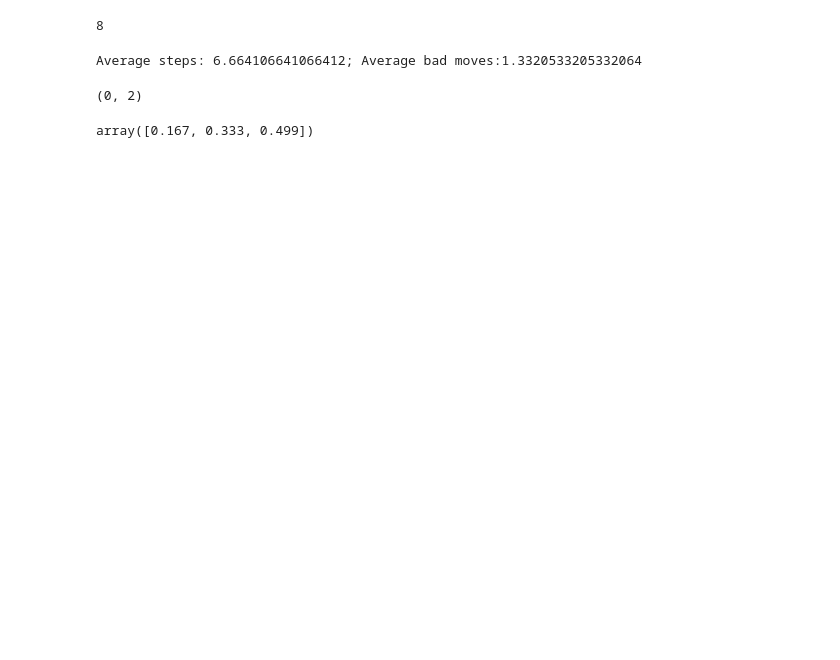
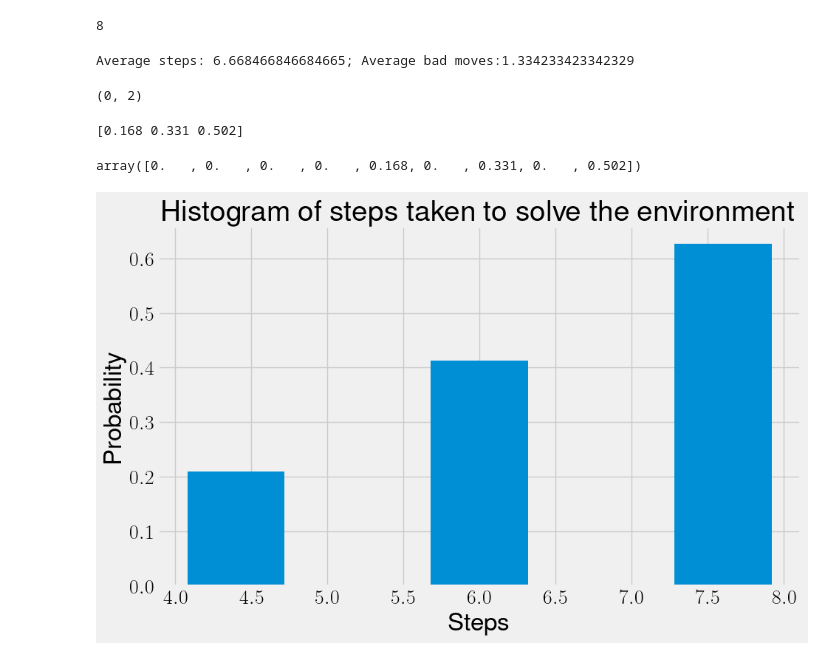
Before and after one commit to Symplectomorphism/miscellaneous, a Jupyter notebook: dolambac/simulation/sibling_q_learning.ipynb, the cells around one changed output. Drawn from its saved outputs; the diff is of its cells as text; code cells hidden in the pictures; blank space fills up the shorter version.

```diff
--- a/dolambac/simulation/sibling_q_learning.ipynb
+++ b/dolambac/simulation/sibling_q_learning.ipynb
@@ -134,18 +143,22 @@ print(env.num_moves)
 # %%
 rng = np.random.default_rng()
 obs, info = env.reset(options={'randomize_world': True})
+# env.render_mode = 'human'
 agent.reset()
 
 avg_steps = 100
 alpha = 0.1
 running_avg = [7]
+state_count = np.zeros((5, 5), dtype=int)
+all_steps = np.array([], dtype=int)
 all_bad_moves = np.array([], dtype=int)
 avg_bad_moves = 2
-for e in tqdm(range(1, 100_000)):
+for e in tqdm(range(1, 10_000)):
     obs, info = env.reset(options={'randomize_world': True})
     agent.reset()
     done = False
     while not done:
+        # time.sleep(0.5)
         # action = agent.greedy_action(obs)
         action = agent.custom_action(obs)
         next_obs, rew, term, trunc, info = env.step(action)
@@ -156,7 +169,9 @@ for e in tqdm(range(1, 100_000)):
         obs = next_obs
 
         if done:
+            # time.sleep(0.5)
             # print(f"Finished in {env.num_moves} steps.")
+            all_steps = np.append(all_steps, env.num_moves)
             avg_steps += 1/e * (env.num_moves - avg_steps)
             all_bad_moves = np.append(all_bad_moves, env.bad_moves)
             avg_bad_moves += 1/e * (env.bad_moves - avg_bad_moves)
@@ -164,16 +179,30 @@ for e in tqdm(range(1, 100_000)):
             break
 
 print(f"Average steps: {avg_steps}; Average bad moves:{avg_bad_moves}",)
+# time.sleep(2)
+env.close()
 # %% [output]
-Average steps: 6.664106641066412; Average bad moves:1.3320533205332064
+Average steps: 6.668466846684665; Average bad moves:1.334233423342329
 # %%
 all_bad_moves.min(), all_bad_moves.max()
 # %% [output]
 (0, 2)
 # %%
-np.bincount(all_bad_moves) / np.sum(np.bincount(all_bad_moves))
+print(np.bincount(all_bad_moves) / np.sum(np.bincount(all_bad_moves)))
+np.bincount(all_steps) / np.sum(np.bincount(all_steps))
 # %% [output]
-array([0.167, 0.333, 0.499])
+[0.168 0.331 0.502]
+array([0.   , 0.   , 0.   , 0.   , 0.168, 0.   , 0.331, 0.   , 0.502])
+# %%
+fig = plt.figure(figsize=(10, 6))
+ax = fig.add_subplot(111)
+ax.hist(all_steps, bins=5, rwidth=0.8, density=True)
+ax.set_title("Histogram of steps taken to solve the environment")
+ax.set_xlabel("Steps")
+ax.set_ylabel("Probability")
+fig.savefig("../TeX/robot_on_chessboard/english_v2/figures/steps_histogram.eps", format="eps", dpi=1000, bbox_inches='tight', pad_inches=0.1)
+# %% [output]
+[figure, added]
 # %%
 plt.hist(all_bad_moves, bins=5, rwidth=0.8)
 # %% [output]
```
Also changed, not shown: parts of 10 cells of this notebook, 11 other files.
